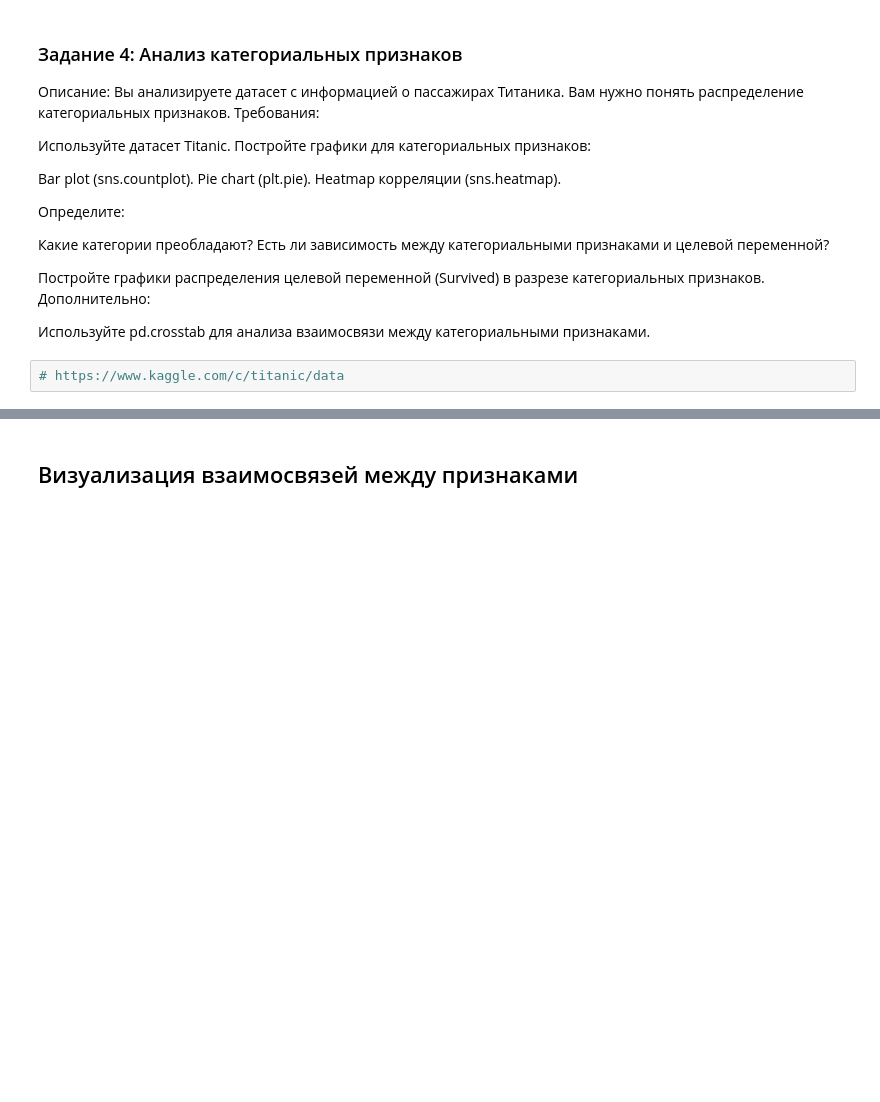
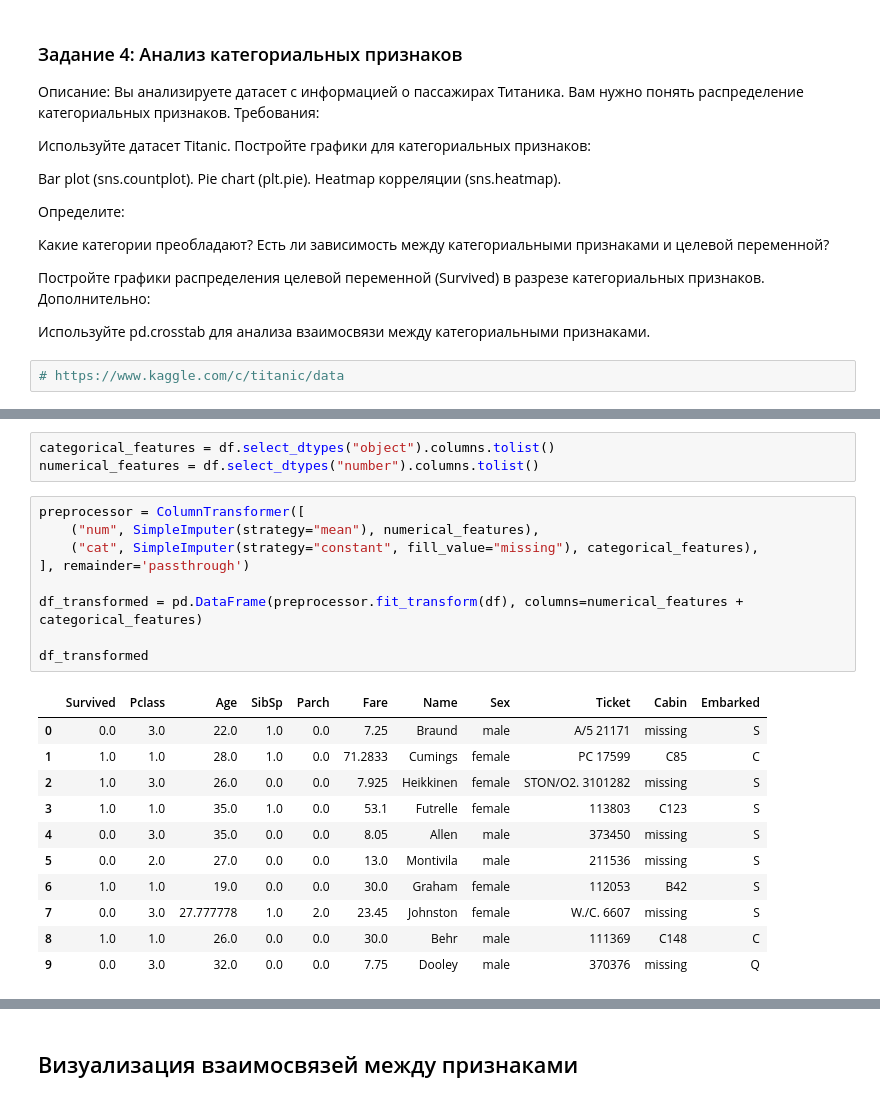
Before and after one commit to Inchimonsha/ml_practice, a Jupyter notebook: ds/ml/primary_review/graphics.ipynb, the cells around one changed output, grey strips where cells are left out. Saved outputs shown, nothing was run; the diff lists cells and outputs as text; blank space fills up the shorter version.

```diff
--- a/ds/ml/primary_review/graphics.ipynb
+++ b/ds/ml/primary_review/graphics.ipynb
@@ -53,0 +79,24 @@ Heatmap корреляции (sns.heatmap).
+# %%
+categorical_features = df.select_dtypes("object").columns.tolist()
+numerical_features = df.select_dtypes("number").columns.tolist()
+# %%
+preprocessor = ColumnTransformer([
+    ("num", SimpleImputer(strategy="mean"), numerical_features),
+    ("cat", SimpleImputer(strategy="constant", fill_value="missing"), categorical_features),
+], remainder='passthrough')
+
+df_transformed = pd.DataFrame(preprocessor.fit_transform(df), columns=numerical_features + categorical_features)
+
+df_transformed
+# %% [output]
+|  | Survived | Pclass | Age | SibSp | Parch | Fare | Name | Sex | Ticket | Cabin | Embarked |
+| 0 | 0.0 | 3.0 | 22.0 | 1.0 | 0.0 | 7.25 | Braund | male | A/5 21171 | missing | S |
+| 1 | 1.0 | 1.0 | 28.0 | 1.0 | 0.0 | 71.2833 | Cumings | female | PC 17599 | C85 | C |
+| 2 | 1.0 | 3.0 | 26.0 | 0.0 | 0.0 | 7.925 | Heikkinen | female | STON/O2. 3101282 | missing | S |
+| 3 | 1.0 | 1.0 | 35.0 | 1.0 | 0.0 | 53.1 | Futrelle | female | 113803 | C123 | S |
+| 4 | 0.0 | 3.0 | 35.0 | 0.0 | 0.0 | 8.05 | Allen | male | 373450 | missing | S |
+| 5 | 0.0 | 2.0 | 27.0 | 0.0 | 0.0 | 13.0 | Montivila | male | 211536 | missing | S |
+| 6 | 1.0 | 1.0 | 19.0 | 0.0 | 0.0 | 30.0 | Graham | female | 112053 | B42 | S |
+| 7 | 0.0 | 3.0 | 27.777778 | 1.0 | 2.0 | 23.45 | Johnston | female | W./C. 6607 | missing | S |
+| 8 | 1.0 | 1.0 | 26.0 | 0.0 | 0.0 | 30.0 | Behr | male | 111369 | C148 | C |
+| 9 | 0.0 | 3.0 | 32.0 | 0.0 | 0.0 | 7.75 | Dooley | male | 370376 | missing | Q |
```
Also changed, not shown: parts of 4 cells of this notebook, 8 other files.
